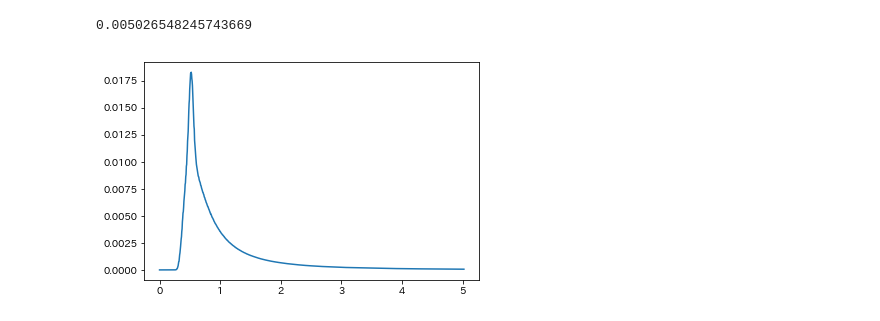
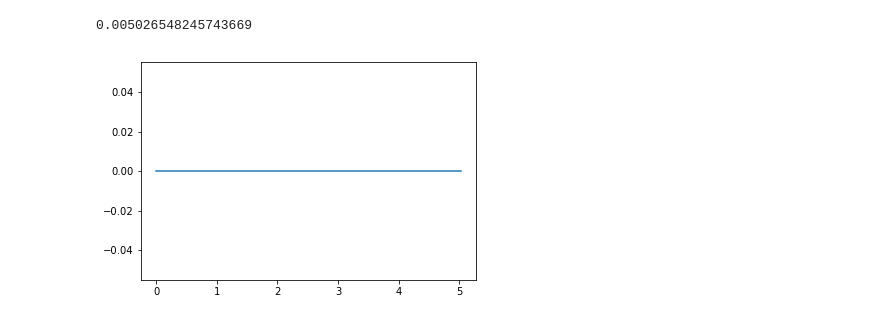
Before and after one commit to shiokoala/soturon, a Jupyter notebook: ship_rao_simulation.ipynb, the cells around one changed output. Saved outputs shown, nothing was run; the diff lists cells and outputs as text; code cells hidden in the pictures.

```diff
--- a/ship_rao_simulation.ipynb
+++ b/ship_rao_simulation.ipynb
@@ -13,16 +16,16 @@ rho = constants.rho
 beta = constants.beta
 dt = constants.dt
 # %%
-jj = ss.JONSWAP(1000,10,0.3)
+jj = ss.JONSWAP(1000,10,0.0)
 x=np.arange(0,jj.N*jj.delta_omega,jj.delta_omega)
 y=[]
 for i in range(jj.N):
     y.append(jj.waves[i].amp)
 
 plt.plot(x,y)
 print(jj.delta_omega)
 # %% [output]
 0.005026548245743669
-[figure, old version]
+[figure, new version]
 # %%
 #create environment JONSWAP(num_waves, T_1, H_third)
```
Also changed, not shown: parts of 7 cells of this notebook, 1 other file.
